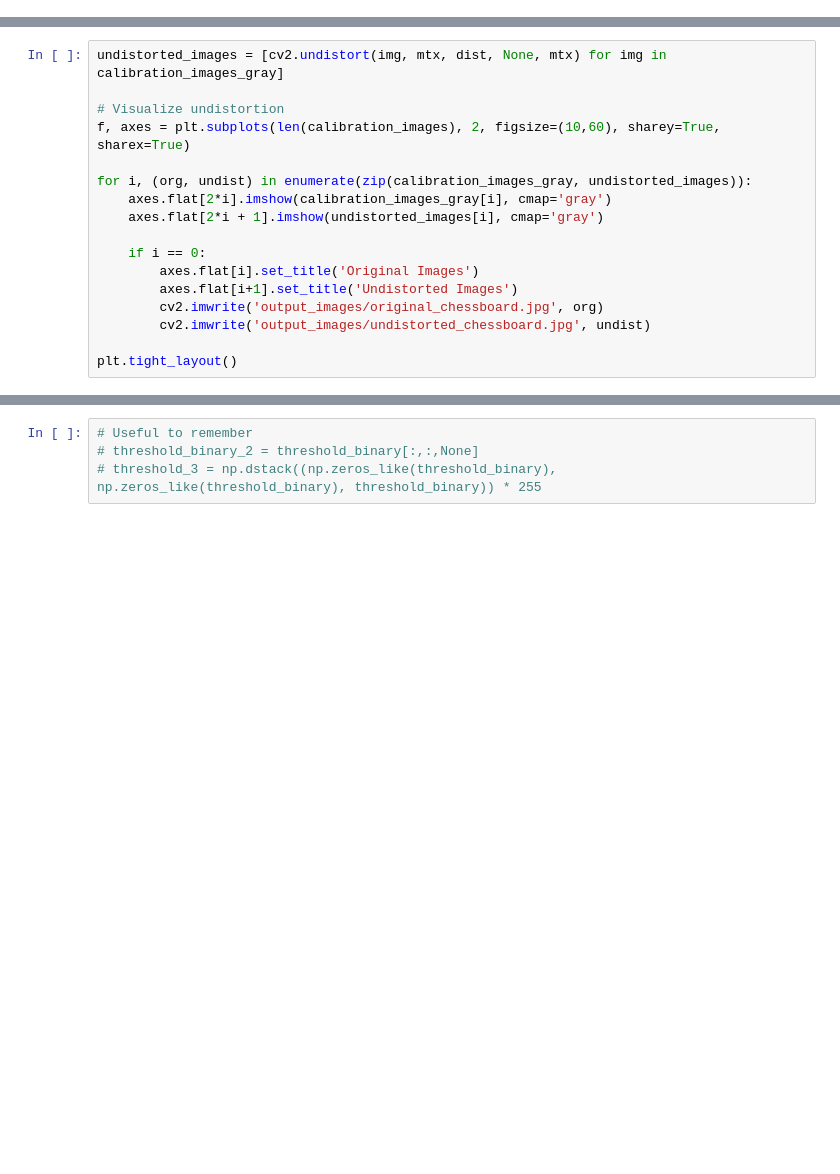
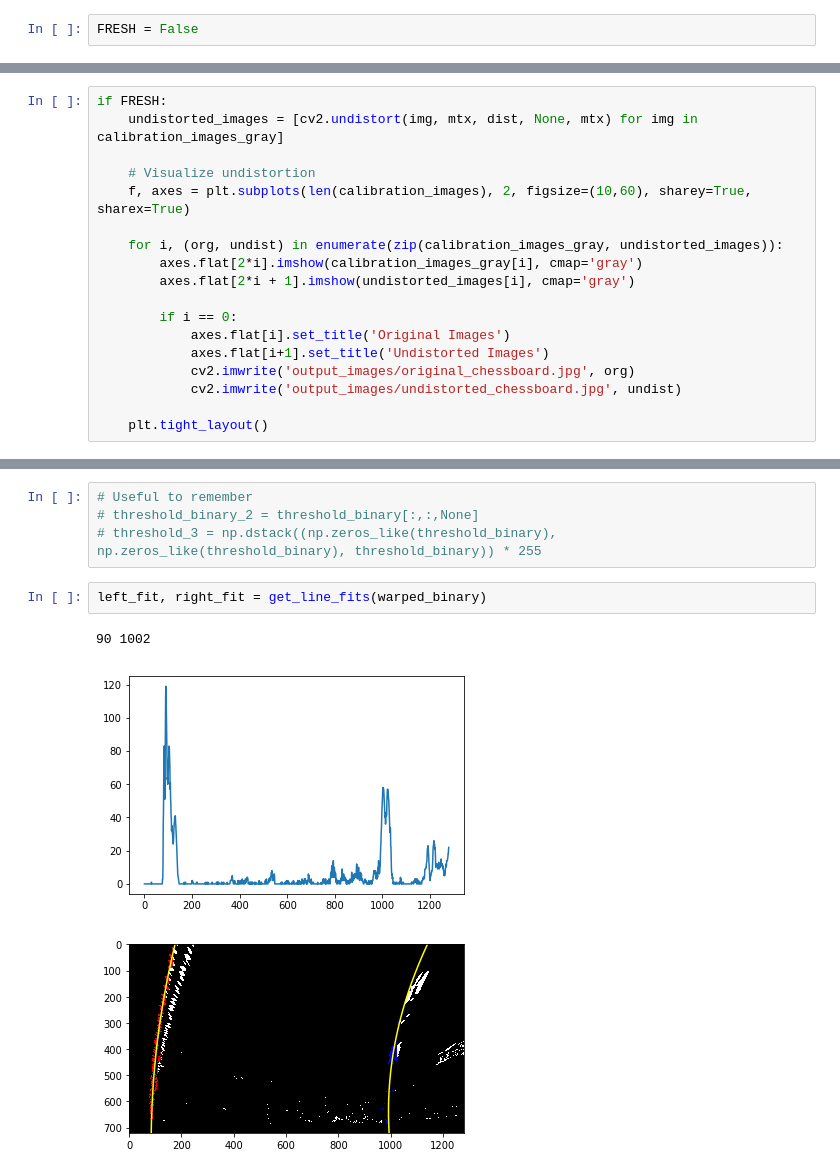
Before and after one commit to rjmoss/CarND-Advanced-Lane-Lines, a Jupyter notebook: pipeline.ipynb, the cells around one changed output, grey strips where cells are left out. Saved outputs shown, nothing was run; the diff lists cells and outputs as text; blank space fills up the shorter version.

Commit message:
Added line fitting to warped binary image

```diff
--- a/pipeline.ipynb
+++ b/pipeline.ipynb
@@ -8,6 +8,8 @@ import numpy as np
 import pickle
 
 from IPython.core import debugger
+# %%
+FRESH = False
 # %%
 # To save as normal python script (easier to git diff)
 !jupyter nbconvert --to script pipeline.ipynb
@@ -57,20 +62,21 @@ pickle.dump(calibration, open("camera_cal/pickled_calibration.p", "wb"))
 # %%
-undistorted_images = [cv2.undistort(img, mtx, dist, None, mtx) for img in calibration_images_gray]
+if FRESH:
+    undistorted_images = [cv2.undistort(img, mtx, dist, None, mtx) for img in calibration_images_gray]
 
-# Visualize undistortion
-f, axes = plt.subplots(len(calibration_images), 2, figsize=(10,60), sharey=True, sharex=True)
+    # Visualize undistortion
+    f, axes = plt.subplots(len(calibration_images), 2, figsize=(10,60), sharey=True, sharex=True)
 
-for i, (org, undist) in enumerate(zip(calibration_images_gray, undistorted_images)):
-    axes.flat[2*i].imshow(calibration_images_gray[i], cmap='gray')
-    axes.flat[2*i + 1].imshow(undistorted_images[i], cmap='gray')
+    for i, (org, undist) in enumerate(zip(calibration_images_gray, undistorted_images)):
+        axes.flat[2*i].imshow(calibration_images_gray[i], cmap='gray')
+        axes.flat[2*i + 1].imshow(undistorted_images[i], cmap='gray')
 
-    if i == 0:
-        axes.flat[i].set_title('Original Images')
-        axes.flat[i+1].set_title('Undistorted Images')
-        cv2.imwrite('output_images/original_chessboard.jpg', org)
-        cv2.imwrite('output_images/undistorted_chessboard.jpg', undist)
+        if i == 0:
+            axes.flat[i].set_title('Original Images')
+            axes.flat[i+1].set_title('Undistorted Images')
+            cv2.imwrite('output_images/original_chessboard.jpg', org)
+            cv2.imwrite('output_images/undistorted_chessboard.jpg', undist)
 
-plt.tight_layout()
+    plt.tight_layout()
 # %% [output]
 [figure]
 # %%
@@ -246,3 +367,9 @@ Text(0.5,1,'Warped Threshold')
 # Useful to remember
 # threshold_binary_2 = threshold_binary[:,:,None]
 # threshold_3 = np.dstack((np.zeros_like(threshold_binary), np.zeros_like(threshold_binary), threshold_binary)) * 255
+# %%
+left_fit, right_fit = get_line_fits(warped_binary)
+# %% [output]
+90 1002
+[figure, added]
+[figure, added]
```
Also changed, not shown: parts of 5 cells of this notebook, 2 other files.
